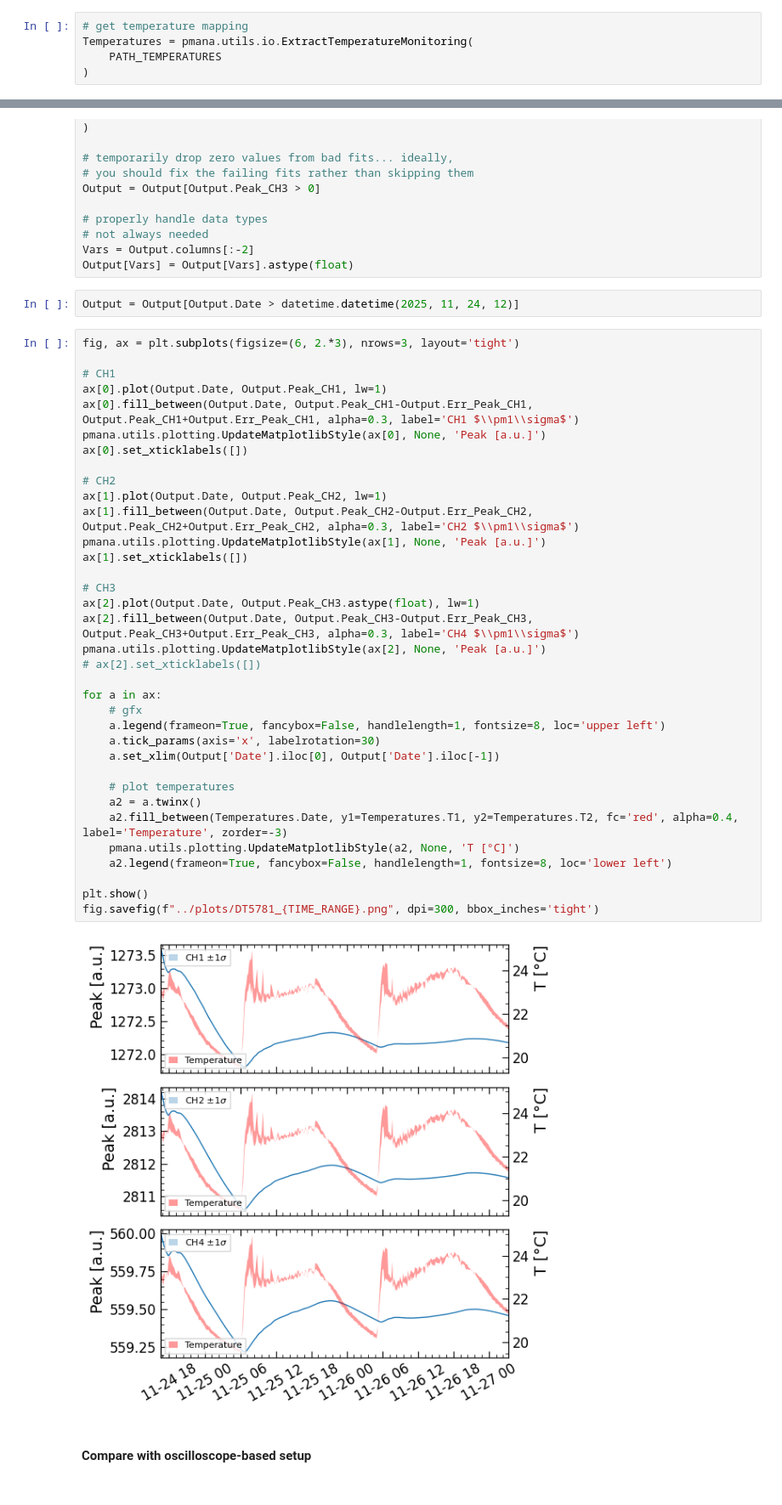
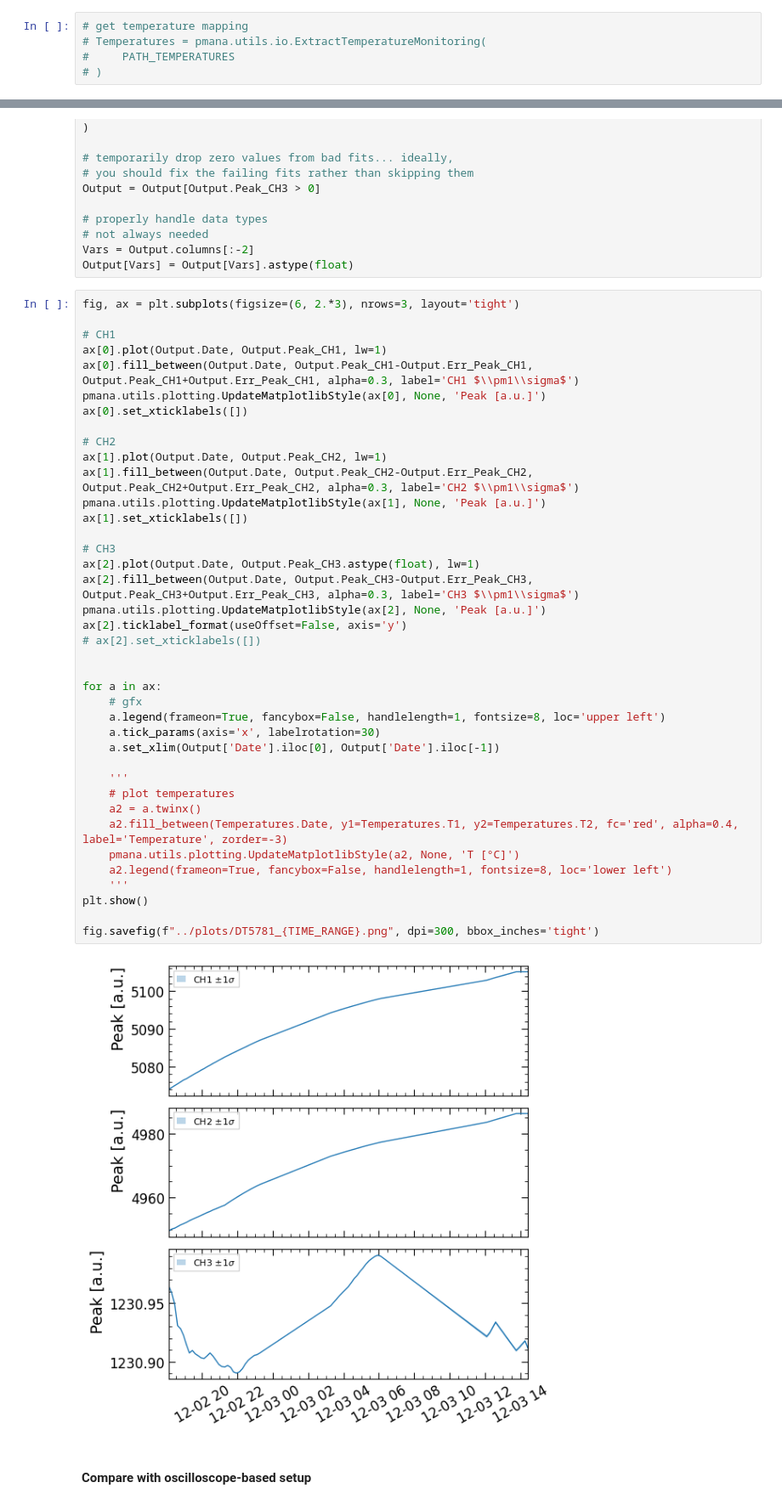
Before and after one commit to rtriozzi/pmana, a Jupyter notebook: notebooks/pmana_DT5781.ipynb, the cells around one changed output, grey strips where cells are left out. Shown: that part at 85% size. Saved outputs shown, nothing was run; the diff lists cells and outputs as text.

Commit message:
add yet another analysis path...

```diff
--- a/notebooks/pmana_DT5781.ipynb
+++ b/notebooks/pmana_DT5781.ipynb
@@ -74,8 +121,8 @@ PATH_TEMPERATURES = f"../data/{TIME_DIR}/PM_Temperature_{TIME_RANGE}.txt"
 # %%
 # get temperature mapping
-Temperatures = pmana.utils.io.ExtractTemperatureMonitoring(
-    PATH_TEMPERATURES
-)
+# Temperatures = pmana.utils.io.ExtractTemperatureMonitoring(
+#     PATH_TEMPERATURES
+# )
 # %%
 # analyze campaign
 Output = pmana.utils.anatestdata.Iterate(
@@ -124,8 +171,6 @@ Output = Output[Output.Peak_CH3 > 0]
 # not always needed
 Vars = Output.columns[:-2]
 Output[Vars] = Output[Vars].astype(float)
-# %%
-Output = Output[Output.Date > datetime.datetime(2025, 11, 24, 12)]
 # %%
 fig, ax = plt.subplots(figsize=(6, 2.*3), nrows=3, layout='tight')
 
@@ -133,36 +178,40 @@ fig, ax = plt.subplots(figsize=(6, 2.*3), nrows=3, layout='tight')
 ax[0].plot(Output.Date, Output.Peak_CH1, lw=1)
 ax[0].fill_between(Output.Date, Output.Peak_CH1-Output.Err_Peak_CH1,  Output.Peak_CH1+Output.Err_Peak_CH1, alpha=0.3, label='CH1 $\\pm1\\sigma$')
 pmana.utils.plotting.UpdateMatplotlibStyle(ax[0], None, 'Peak [a.u.]')
 ax[0].set_xticklabels([])
 
 # CH2
 ax[1].plot(Output.Date, Output.Peak_CH2, lw=1)
 ax[1].fill_between(Output.Date, Output.Peak_CH2-Output.Err_Peak_CH2,  Output.Peak_CH2+Output.Err_Peak_CH2, alpha=0.3, label='CH2 $\\pm1\\sigma$')
 pmana.utils.plotting.UpdateMatplotlibStyle(ax[1], None, 'Peak [a.u.]')
 ax[1].set_xticklabels([])
 
 # CH3
 ax[2].plot(Output.Date, Output.Peak_CH3.astype(float), lw=1)
-ax[2].fill_between(Output.Date, Output.Peak_CH3-Output.Err_Peak_CH3,  Output.Peak_CH3+Output.Err_Peak_CH3, alpha=0.3, label='CH4 $\\pm1\\sigma$')
+ax[2].fill_between(Output.Date, Output.Peak_CH3-Output.Err_Peak_CH3,  Output.Peak_CH3+Output.Err_Peak_CH3, alpha=0.3, label='CH3 $\\pm1\\sigma$')
 pmana.utils.plotting.UpdateMatplotlibStyle(ax[2], None, 'Peak [a.u.]')
+ax[2].ticklabel_format(useOffset=False, axis='y')
 # ax[2].set_xticklabels([])
+
 
 for a in ax:
     # gfx
     a.legend(frameon=True, fancybox=False, handlelength=1, fontsize=8, loc='upper left')
     a.tick_params(axis='x', labelrotation=30)
     a.set_xlim(Output['Date'].iloc[0], Output['Date'].iloc[-1])
 
+    '''
     # plot temperatures
     a2 = a.twinx()
     a2.fill_between(Temperatures.Date, y1=Temperatures.T1, y2=Temperatures.T2, fc='red', alpha=0.4, label='Temperature', zorder=-3)
     pmana.utils.plotting.UpdateMatplotlibStyle(a2, None, 'T [°C]')
     a2.legend(frameon=True, fancybox=False, handlelength=1, fontsize=8, loc='lower left')
+    '''
+plt.show()
 
-plt.show()
 fig.savefig(f"../plots/DT5781_{TIME_RANGE}.png", dpi=300, bbox_inches='tight')
 # %% [output]
-[figure, old version]
+[figure, new version]
 # %% [markdown]
 #### Compare with oscilloscope-based setup
 # %%
```
Also changed, not shown: parts of 5 cells of this notebook, 3 other files.
